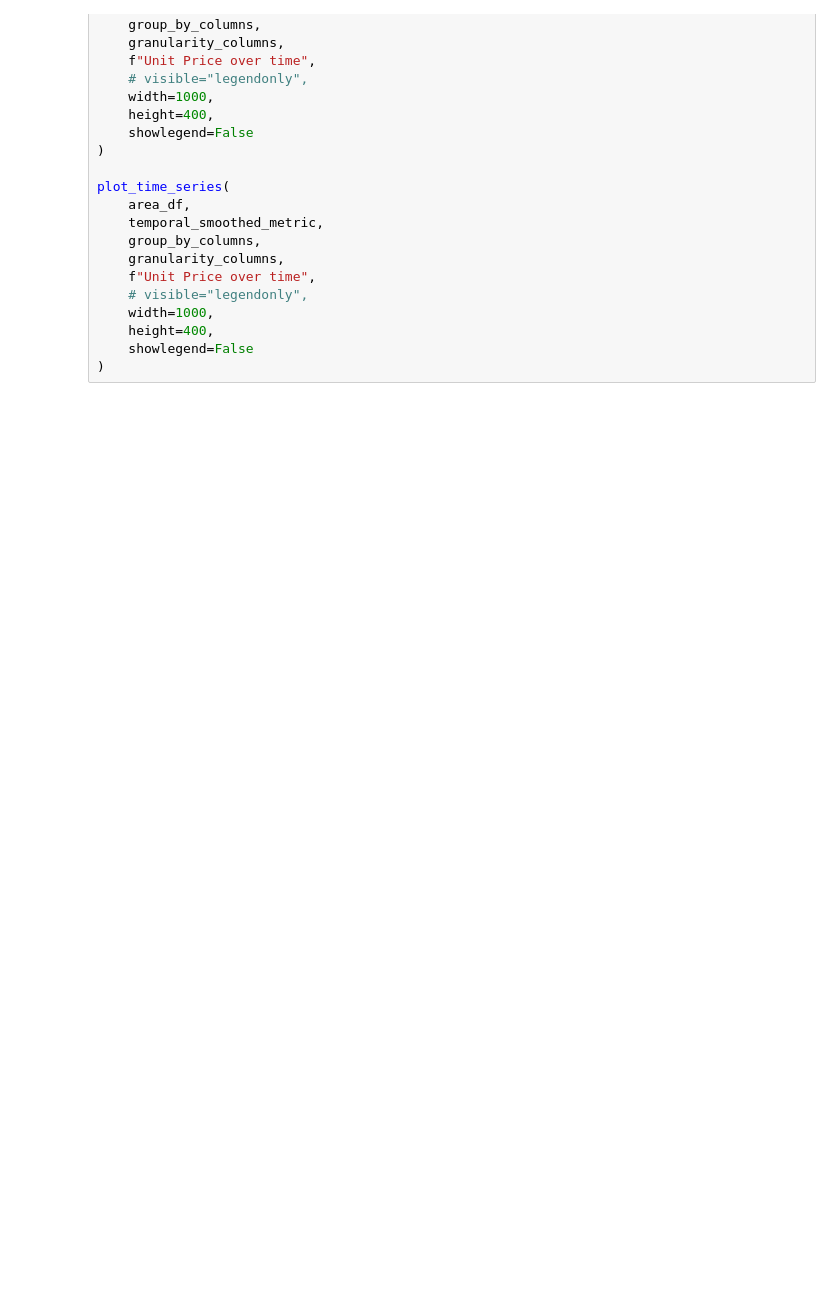
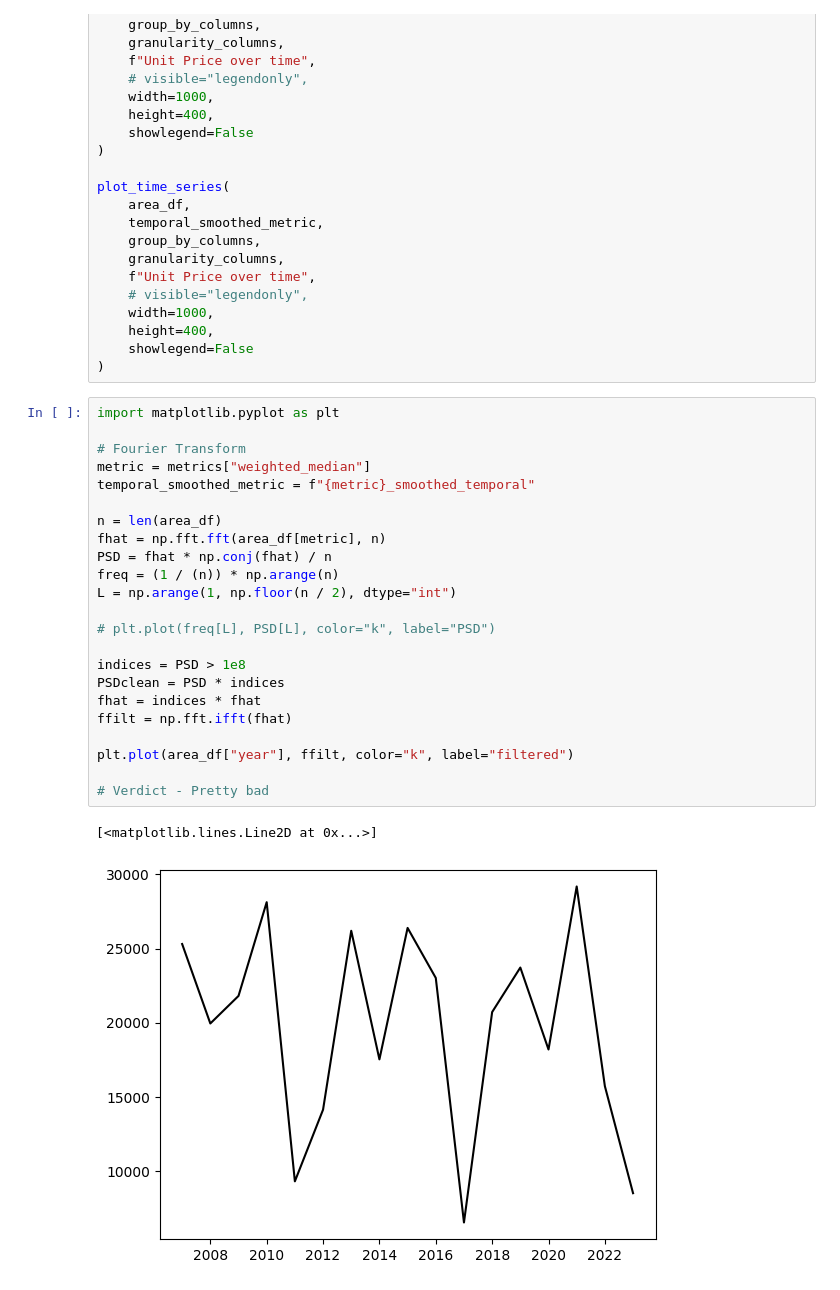
Before and after one commit to diabhaque/Yogen, a Jupyter notebook: notebooks/core_preprocessing/smooth_temporal.ipynb, the cells around one changed output. Drawn from its saved outputs; the diff is of its cells as text; blank space fills up the shorter version.

```diff
--- a/notebooks/core_preprocessing/smooth_temporal.ipynb
+++ b/notebooks/core_preprocessing/smooth_temporal.ipynb
@@ -138,3 +207,29 @@ plot_time_series(
     height=400,
     showlegend=False
 )
+# %%
+import matplotlib.pyplot as plt
+
+# Fourier Transform
+metric = metrics["weighted_median"]
+temporal_smoothed_metric = f"{metric}_smoothed_temporal"
+
+n = len(area_df)
+fhat = np.fft.fft(area_df[metric], n)
+PSD = fhat * np.conj(fhat) / n
+freq = (1 / (n)) * np.arange(n)
+L = np.arange(1, np.floor(n / 2), dtype="int")
+
+# plt.plot(freq[L], PSD[L], color="k", label="PSD")
+
+indices = PSD > 1e8
+PSDclean = PSD * indices
+fhat = indices * fhat
+ffilt = np.fft.ifft(fhat)
+
+plt.plot(area_df["year"], ffilt, color="k", label="filtered")
+
+# Verdict - Pretty bad
+# %% [output]
+[<matplotlib.lines.Line2D at 0x...>]
+[figure, added]
```
Also changed, not shown: parts of 2 cells of this notebook.
